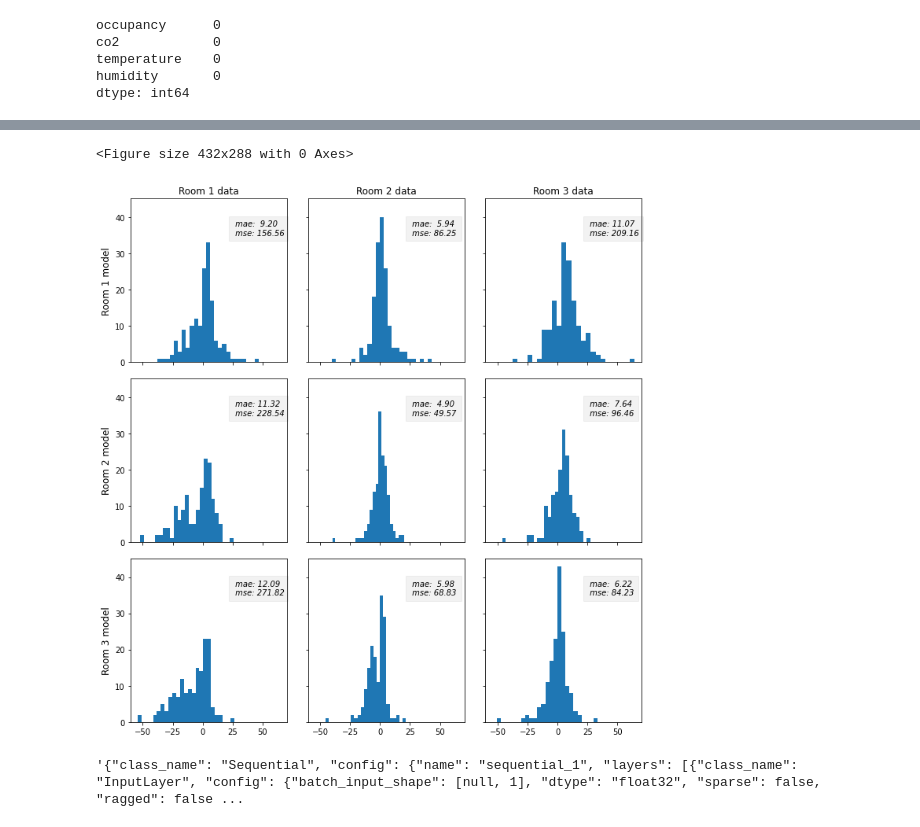
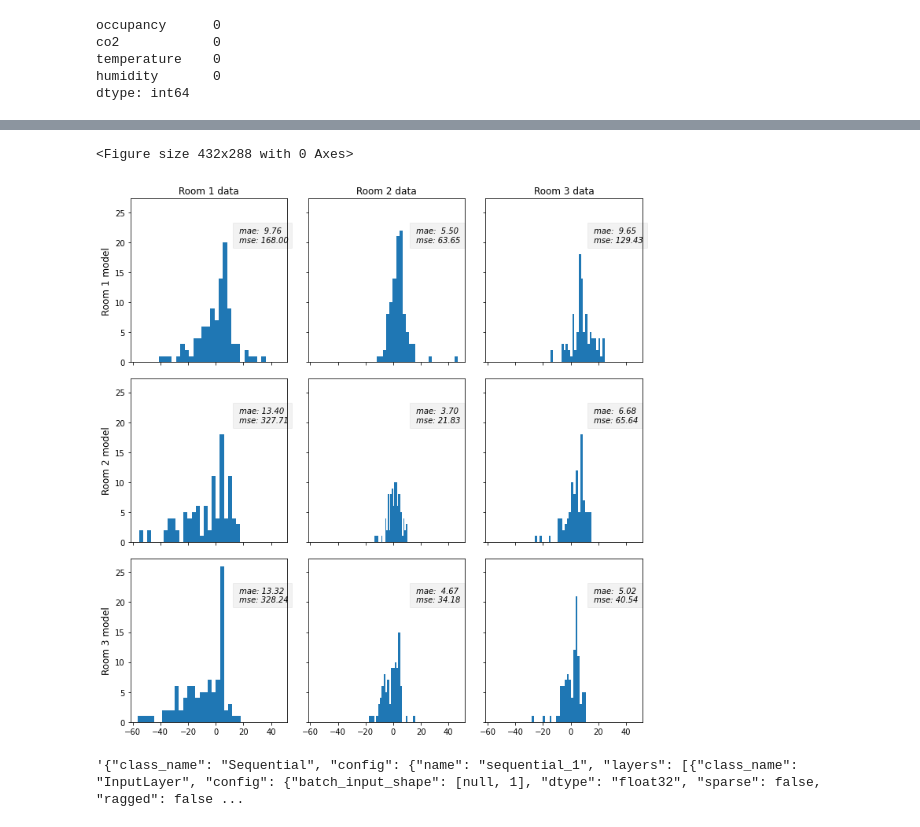
Before and after one commit to anjomshoaa/isl_occupancy, a Jupyter notebook: occupancy_learning.ipynb, the cells around one changed output, grey strips where cells are left out. Drawn from its saved outputs; the diff is of its cells as text; code cells hidden in the pictures.

```diff
--- a/occupancy_learning.ipynb
+++ b/occupancy_learning.ipynb
@@ -217,22 +223,33 @@ hist.tail()
 # %%
-# build models and datasets
+# build models
 rooms = {}
 
 for room_id in [1,2,3]:
 
     # build dataset
     dataset = room_dataset[room_id].copy()
-    train_dataset = dataset.sample(frac=0.8,random_state=0)
-    test_dataset = dataset.drop(train_dataset.index)
+
+    #train_dataset = dataset.sample(frac=0.8,random_state=0)
+    #test_dataset = dataset.drop(train_dataset.index)
+
+    test_dataset = dataset.sample(n=100,random_state=0)
+    train_dataset = dataset.drop(test_dataset.index)
+    finetune_dataset = train_dataset.sample(n=100,random_state=0)
+
+    #retrain_dataset = dataset.sample(n=100,random_state=0)
+    #retrain_labels = retrain_dataset.pop('occupancy')
+    #rest_dataset = dataset.drop(retrain_dataset.index)
+    #test_dataset = rest_dataset.sample(n=100,random_state=0)
+
 
 
     ds_uuid = uuid.uuid4().hex
     ds_file = 'dataset/ds_{}.h5'.format(ds_uuid)
     store = pd.HDFStore(ds_file)
     store['train'] = train_dataset
+    store['finetune'] = finetune_dataset
     store['test'] = test_dataset
     store.close()
-    rooms
 
 
     #split featured from lables
@@ -248,7 +265,7 @@ for room_id in [1,2,3]:
     model = build_and_compile_model(co2_normalizer)
 
 
-    model.summary()
+    #model.summary()
 
     EPOCHS = 1000
 
@@ -261,6 +278,9 @@ for room_id in [1,2,3]:
 
     # store model
     model_uuid = uuid.uuid4().hex
+
+    print('Room_',room_id,'(ds_id: ', ds_uuid, ', model_id:', model_uuid, ')')
+
     model_file = 'model/model_{}.h5'.format(model_uuid)
     model.save(model_file)
 
@@ -270,6 +290,7 @@ for room_id in [1,2,3]:
         'test_labels' : test_labels,
         'model': model,
         'model_file' : model_file,
-        'dataset_uuid': ds_uuid
+        'dataset_uuid': ds_uuid,
+        'model_uuid': model_uuid
     }
 # %% [output]
@@ -299,7 +311,7 @@ plt.ylabel('MAE [Occupants]')
 Text(0, 0.5, 'MAE [Occupants]')
 [figure]
 # %%
-room_id = 1
+room_id = 3
 loss, mae, mse = rooms[room_id]['model'].evaluate(rooms[room_id]['test_data'], rooms[room_id]['test_labels'], verbose=2)
 print("Testing set Mean Abs Error: {:5.2f} CO2".format(mae))
 # %% [output]
@@ -404,7 +416,7 @@ for source_room in [1,2,3]:
     for target_room in [1,2,3]:
 
         loss, mae, mse = source_model.evaluate(rooms[target_room]['test_data'], rooms[target_room]['test_labels'], verbose=2)
-        axs[source_room - 1 , target_room - 1].text(25, 35, ' mae: {:5.2f} \n mse: {:5.2f}'.format(mae, mse), style='italic',
+        axs[source_room - 1 , target_room - 1].text(15, 20, ' mae: {:5.2f} \n mse: {:5.2f}'.format(mae, mse), style='italic',
             bbox={'facecolor': 'black', 'alpha': 0.05, 'pad': 5})
 
         test_predictions = source_model.predict(rooms[target_room]['test_data']).flatten()
@@ -430,5 +442,5 @@ plt.show()
 <Figure size 432x288 with 0 Axes>
-[figure, old version]
+[figure, new version]
 # %%
 tf_model.to_json()
 # %% [output]
```
Also changed, not shown: parts of 41 cells of this notebook, 16 other files.
